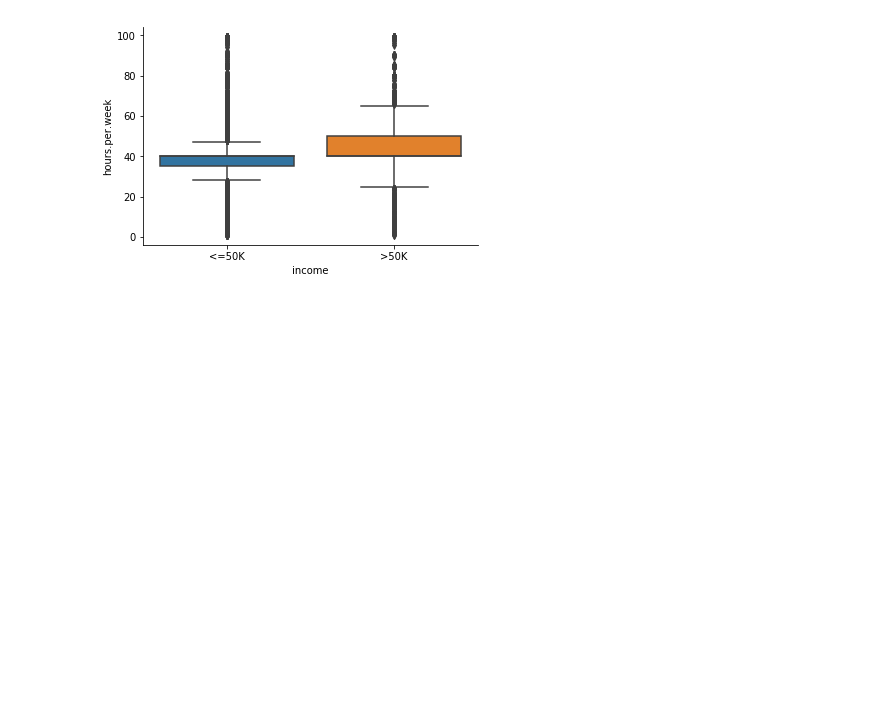
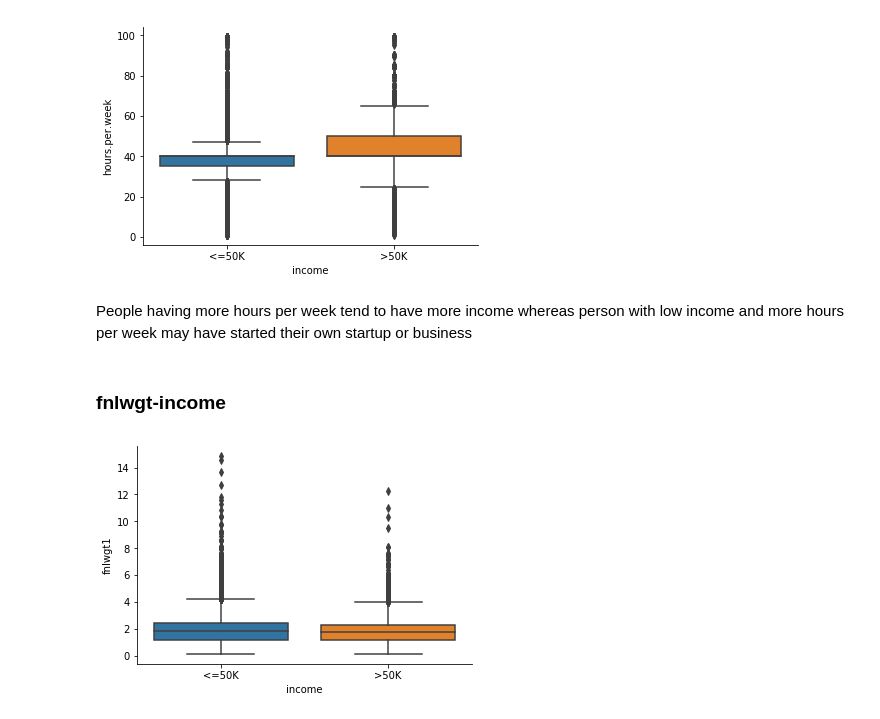
Before and after one commit to ankit-chhikara/finalreport, a Jupyter notebook: usa census.ipynb, the cells around one changed output. Drawn from its saved outputs; the diff is of its cells as text; code cells hidden in the pictures; blank space fills up the shorter version.

```diff
--- a/usa census.ipynb
+++ b/usa census.ipynb
@@ -449,3 +466,13 @@ sns.boxplot(y='hours.per.week',x='income',data=df)
 sns.despine()
 # %% [output]
 [figure]
+# %% [markdown]
+People having more hours per week tend to have more income whereas person with low income and more hours per week may have started their own startup or business
+# %% [markdown]
+### fnlwgt-income
+# %%
+df['fnlwgt1']=df['fnlwgt']/100000
+sns.boxplot(y='fnlwgt1',x='income',data=df)
+sns.despine()
+# %% [output]
+[figure, added]
```
Also changed, not shown: parts of 22 cells of this notebook.
